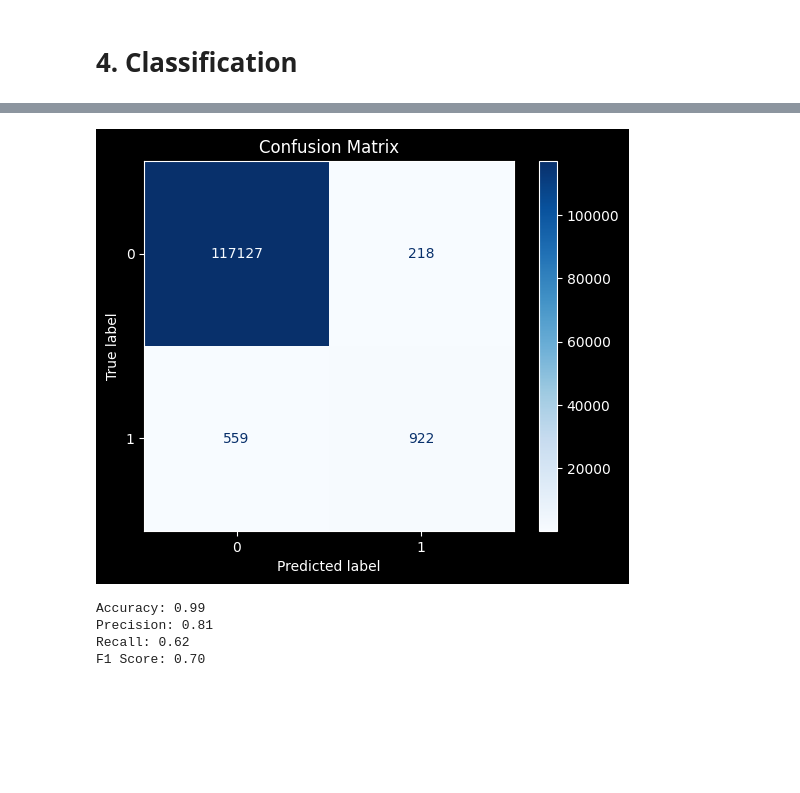
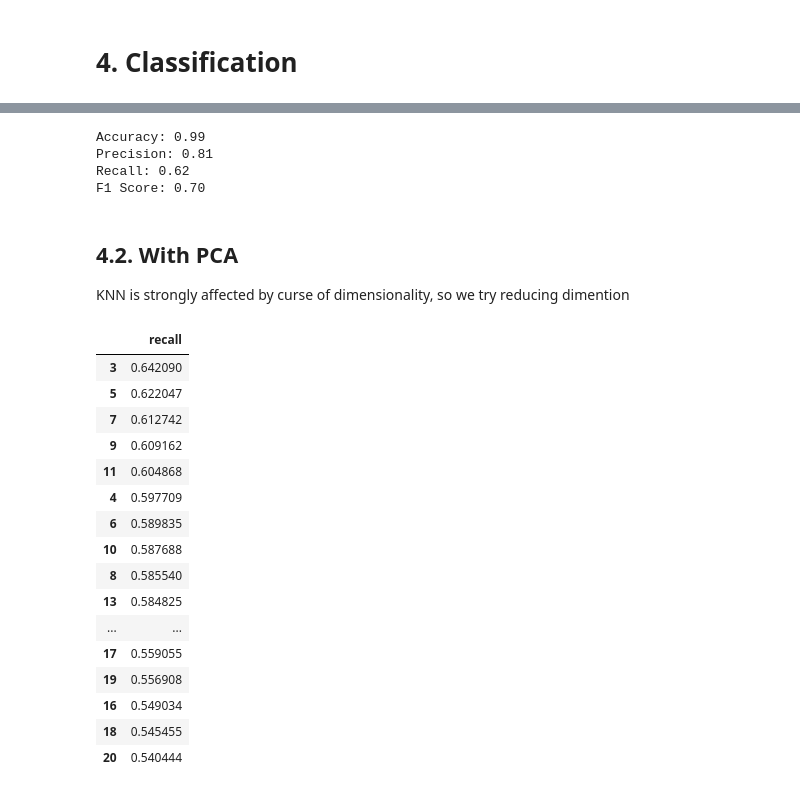
Before and after one commit to koutsompinask/MSC, a Jupyter notebook: semester B/Python/assignment/classification.ipynb, the cells around one changed output, grey strips where cells are left out. Saved outputs shown, nothing was run; the diff lists cells and outputs as text; code cells hidden in the pictures; blank space fills up the shorter version.

```diff
--- a/semester B/Python/assignment/classification.ipynb
+++ b/semester B/Python/assignment/classification.ipynb
@@ -319,11 +306,3 @@ KNeighborsClassifier(n_neighbors=3)
-# %%
-confMat = confusion_matrix(y_test, neighbours_clf.predict(X_test))
-confusion_matrix_display = ConfusionMatrixDisplay(confMat, display_labels=neighbours_clf.classes_)
-confusion_matrix_display.plot(cmap='Blues')
-plt.title('Confusion Matrix')
-plt.show()
-# %% [output]
-[figure, removed]
 # %%
 #print accuracy, precision, recall, f1 score
 print(f"Accuracy: {accuracy_score(y_test, neighbours_clf.predict(X_test)):.2f}")
@@ -335,3 +314,19 @@ Accuracy: 0.99
 Precision: 0.81
 Recall: 0.62
 F1 Score: 0.70
+# %% [markdown]
+## 4.2. With PCA
+
+KNN is strongly affected by curse of dimensionality, so we try reducing dimention
+# %%
+# retry with pca
+# Create a PCA instance: pca
+pca = PCA(n_components=3)
+# Fit the PCA instance to the training data
+pca.fit(X_train)
+# Transform the training data: X_train_pca
+X_train_pca = pca.transform(X_train)
+# Transform the validation data: X_valid_pca
+X_valid_pca = pca.transform(X_valid)
+# Transform the test data: X_test_pca
+X_test_pca = pca.transform(X_test)
@@ -337,0 +357,22 @@ F1 Score: 0.70
+# %%
+recall_pca_df = pd.DataFrame(recall_dict_pca.values(), columns=['recall'], index=recall_dict_pca.keys())
+recall_pca_df.to_csv('results/recall_dict_pca.csv', index_label='k')
+recall_pca_df.sort_values(by='recall', ascending=False)
+# %% [output]
+|  | recall |
+| 3 | 0.642090 |
+| 5 | 0.622047 |
+| 7 | 0.612742 |
+| 9 | 0.609162 |
+| 11 | 0.604868 |
+| 4 | 0.597709 |
+| 6 | 0.589835 |
+| 10 | 0.587688 |
+| 8 | 0.585540 |
+| 13 | 0.584825 |
+| ... | ... |
+| 17 | 0.559055 |
+| 19 | 0.556908 |
+| 16 | 0.549034 |
+| 18 | 0.545455 |
+| 20 | 0.540444 |
```
Also changed, not shown: parts of 15 cells of this notebook, 2 other files.
